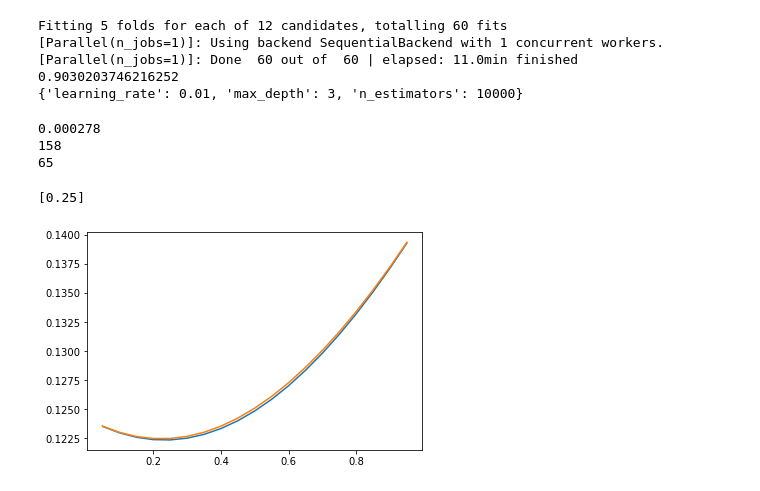
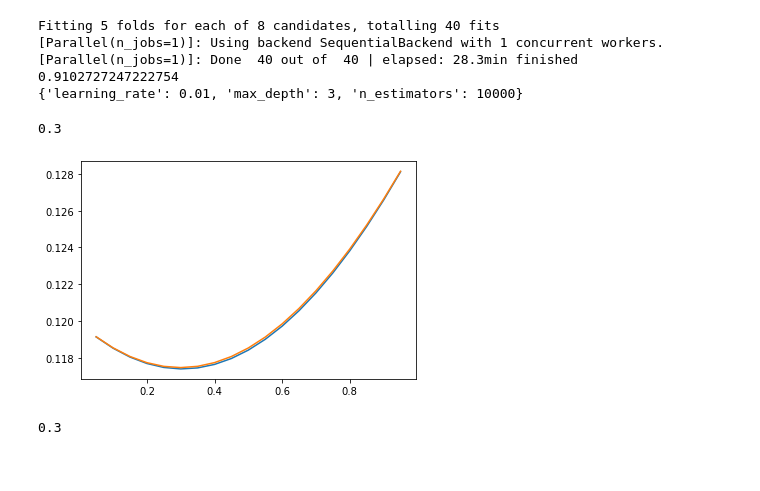
Before and after one commit to tyhe12/kaggle-housing, a Jupyter notebook: Lasso.ipynb, the cells around one changed output. Drawn from its saved outputs; the diff is of its cells as text; code cells hidden in the pictures.

```diff
--- a/Lasso.ipynb
+++ b/Lasso.ipynb
@@ -86,4 +134,5 @@ X_test = test_set[[c for c in test_set.columns if c not in omit]]
 # %%
 # create lasso model for log transformed data
 alphas = np.arange(1e-5, 1e-3, 2e-6)
-reg = LassoCV(cv=5, random_state=0, max_iter=50000, alphas=alphas, n_alphas=len(alphas), eps=1e-2).fit(X, y_log)
+reg = LassoCV(cv=5, random_state=0, max_iter=50000, alphas=alphas, n_alphas=len(alphas), eps=1e-2)
+    .fit(X, target_y)
@@ -89,0 +156,14 @@ reg = LassoCV(cv=5, random_state=0, max_iter=50000, alphas=alphas, n_alphas=len(
+# %%
+# create xgboost cv parameter tuning
+# First grid to search depth and n_estimators
+xgb_model = XGBRegressor(n_jobs=1, subsample=0.8, colsample_bytree=0.5)
+clf = GridSearchCV(xgb_model,
+    {'max_depth': [3, 4, 5],
+    'n_estimators': [500, 1000, 5000]
+    }, verbose=1, n_jobs=1)
+clf.fit(X, target_y)
+
+print(clf.best_score_)
+print(clf.best_params_)
+best_depth = clf.best_params_['max_depth']
+best_n = clf.best_params_['n_estimators']
@@ -119,34 +193,24 @@ Fitting 5 folds for each of 9 candidates, totalling 45 fits
 # %%
 # third grid to make sure everything works together
-xgb_model = XGBRegressor(n_jobs=1, gamma=0, subsample=0.8, colsample_bytree=0.5)
+xgb_model = XGBRegressor(n_jobs=1, gamma=best_gamma, subsample=0.8, colsample_bytree=0.5)
 clf = GridSearchCV(xgb_model,
-    {'learning_rate': [0.01, 0.1],
+    {'learning_rate': [0.01, 0.05],
     'max_depth': [3, 4],
-    'n_estimators': [500, 1000, 10000]
+    'n_estimators': [5000, 10000]
     }, verbose=1, n_jobs=1)
-clf.fit(X, y_log)
+clf.fit(X, target_y)
 
 print(clf.best_score_)
 print(clf.best_params_)
+best_rate = clf.best_params_['learning_rate']
+best_depth = clf.best_params_['max_depth']
+best_n = clf.best_params_['n_estimators']
 # %% [output]
-Fitting 5 folds for each of 12 candidates, totalling 60 fits
+Fitting 5 folds for each of 8 candidates, totalling 40 fits
 [Parallel(n_jobs=1)]: Using backend SequentialBackend with 1 concurrent workers.
-[Parallel(n_jobs=1)]: Done  60 out of  60 | elapsed: 11.0min finished
-0.9030203746216252
+[Parallel(n_jobs=1)]: Done  40 out of  40 | elapsed: 28.3min finished
+0.9102727247222754
 {'learning_rate': 0.01, 'max_depth': 3, 'n_estimators': 10000}
-# %%
-# Analysis for Lasso
-best_alpha = reg.alpha_
-coefficient = reg.coef_
-non_zero_coef = [c for c in coefficient if c > 0]
-# only 72 out of 309 coefficients are non-zero
-print(best_alpha)
-print(len(coefficient))
-print(len(non_zero_coef))
-# %% [output]
-0.000278
-158
-65
 # %%
 # Combining
 splits = 5
@@ -168,15 +232,15 @@ for train, test in kf.split(cv_trainset):
     train_X = trainset[[c for c in train_set.columns if c not in omit]]
     test_X = testset[[c for c in train_set.columns if c not in omit]]
     xgb = XGBRegressor(n_jobs=1,
-        gamma=0,
+        gamma=best_gamma,
         subsample=0.8,
         colsample_bytree=0.5,
-        learning_rate=0.01,
-        max_depth=3,
-        n_estimators=10000).fit(train_X, train_y)
+        learning_rate=best_rate,
+        max_depth=best_depth,
+        n_estimators=best_n).fit(train_X, train_y)
     y_xgb = xgb.predict(test_X)
 
-    lasso = Lasso(random_state=0, max_iter=50000, alpha=0.000278).fit(train_X, train_y)
+    lasso = Lasso(random_state=0, max_iter=50000, alpha=best_alpha).fit(train_X, train_y)
     y_lasso = lasso.predict(test_X)
 
     # linear combination
@@ -195,15 +259,15 @@ for train, test in kf.split(cv_trainset):
 # %%
 errors_linear_y = np.mean(errors_linear, axis=0)
 errors_times_y = np.mean(errors_times, axis=0)
 lasso_weights = np.arange(0.05, 1, 0.05)
 plt.plot(lasso_weights, errors_times_y)
 plt.plot(lasso_weights, errors_linear_y)
 # Will just use linear combination
-best_error = np.min(errors_times_y)
-best_w = lasso_weights[errors_times_y == best_error]
+best_error = np.min(errors_linear_y)
+best_w = lasso_weights[errors_linear_y == best_error][0]
 print(best_w)
 # %% [output]
-[0.25]
+0.3
-[figure, old version]
+[figure, new version]
 # %%
 xgb = XGBRegressor(n_jobs=1,
@@ -217,3 +281,7 @@ lasso = Lasso(random_state=0, max_iter=50000, alpha=0.000278).fit(X, y_log)
+# %%
+best_w[0]
+# %% [output]
+0.3
 # %%
 # Prediction
 y_pred_xgb = xgb.predict(X_test)
```
Also changed, not shown: parts of 7 cells of this notebook, 3 other files.
